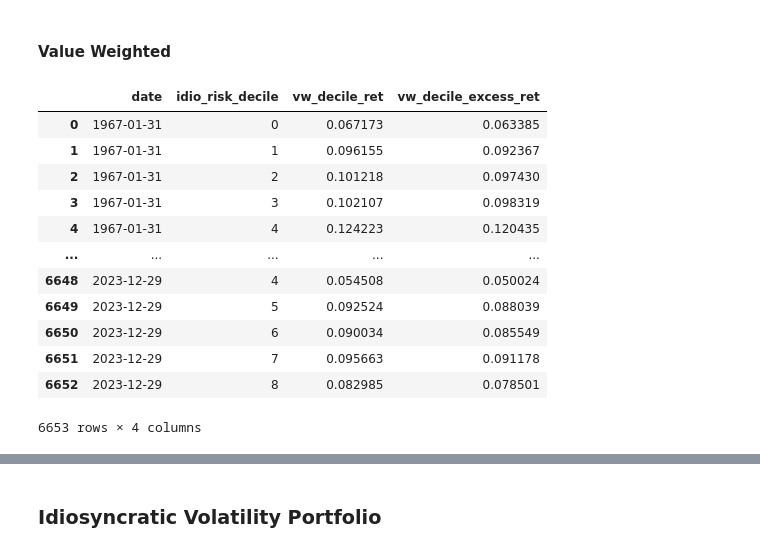
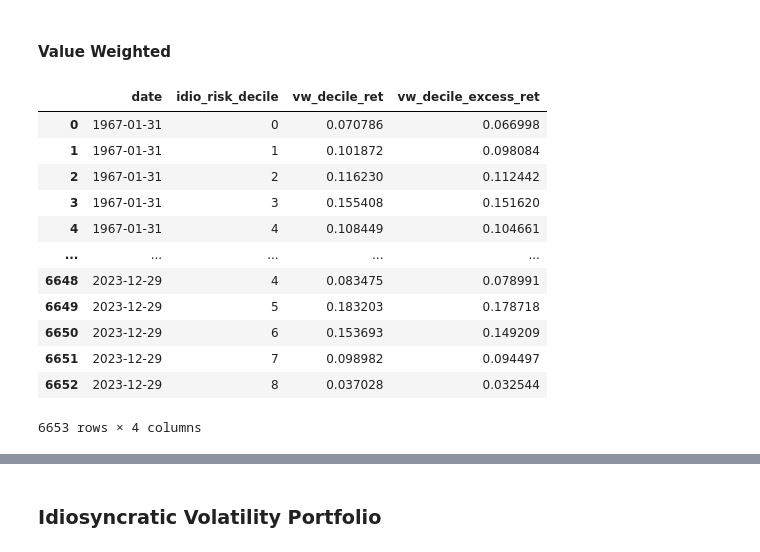
Before and after one commit to ekaterina-borisova/Investments_Project, a Jupyter notebook: project.ipynb, the cells around one changed output, grey strips where cells are left out. Cells and saved outputs as stored; diff of their text form; code cells hidden in the pictures.

```diff
--- a/project.ipynb
+++ b/project.ipynb
@@ -304,6 +304,10 @@ data_mom
 | 1439406 | 93423 | 2023-12-29 | 11 | 1 | 7389 | 0.007229 | 83537.0 | 25.080 | 2095107.960 | 2537102.050 | 0.004484 | ... |
 | 1439407 | 93426 | 2023-12-29 | 11 | 1 | 3676 | 0.117416 | 12510.0 | 34.070 | 426215.700 | 155670.900 | 0.004484 | ... |
 1321753 rows × 16 columns
+# %%
+data_mom=data_mom.sort_values(['permno','date']).reset_index(drop=True)
+data_mom['mcap_l'] = data_mom.groupby(['permno'])['mcap'].shift(1)
+data_mom = data_mom.dropna(subset=['mcap_l','Rn_e','Rm_e']).copy()
 # %% [markdown]
 ### Portfolio Sorts
 # %%
@@ -357,7 +361,7 @@ plt.bar(['D'+ str(x) for x in np.arange(1,11)], ret_ew_lagged.groupby('lagged_11
 #### Value Weighted
 # %%
 # Compute weights for value-weighted portfolios
-data_mom['vw_lagged_decile'] = data_mom['mcap'] / data_mom.groupby(['date','lagged_11_month_ret_decile'])['mcap'].transform('sum')
+data_mom['vw_lagged_decile'] = data_mom['mcap_l'] / data_mom.groupby(['date','lagged_11_month_ret_decile'])['mcap_l'].transform('sum')
 # Compute returns for each portfolio
 data_mom['vw_lagged_decile_ret'] = data_mom['vw_lagged_decile'] * data_mom['Rn']
 data_mom['vw_lagged_decile_excess_ret'] = data_mom['vw_lagged_decile'] * data_mom['Rn_e']
@@ -506,6 +510,10 @@ data_iv
 | 1439406 | 93423 | 2023-12-29 | 11 | 1 | 7389 | 0.007229 | 83537.0 | 25.080 | 2095107.960 | 2537102.050 | 0.004484 | ... |
 | 1439407 | 93426 | 2023-12-29 | 11 | 1 | 3676 | 0.117416 | 12510.0 | 34.070 | 426215.700 | 155670.900 | 0.004484 | ... |
 1321753 rows × 16 columns
+# %%
+data_iv=data_iv.sort_values(['permno','date']).reset_index(drop=True)
+data_iv['mcap_l'] = data_mom.groupby(['permno'])['mcap'].shift(1)
+data_mom = data_mom.dropna(subset=['mcap_l','Rn_e','Rm_e']).copy()
 # %% [markdown]
 ### Idiosyncratic volatility
 # %%
@@ -593,29 +601,29 @@ plt.bar(['D'+ str(x) for x in np.arange(1,11)], ret_ew.groupby('idio_risk_decile
 # %%
 data_iv = data_iv.dropna(subset='idio_risk').copy()
 data_iv['idio_risk_decile'] = data_iv.groupby('date')['idio_risk'].transform(lambda x: pd.qcut(x, 10,labels=False, duplicates='drop'))
 
 # Compute weights for value-weighted portfolios
-data_iv['vw_decile'] = data_iv['mcap'] / data_iv.groupby(['date','idio_risk_decile'])['mcap'].transform('sum')
+data_iv['vw_decile'] = data_iv['mcap_l'] / data_iv.groupby(['date','idio_risk_decile'])['mcap_l'].transform('sum')
 # Compute returns for each portfolio
 data_iv['vw_decile_ret'] = data_iv['vw_decile'] * data_iv['Rn']
 data_iv['vw_decile_excess_ret'] = data_iv['vw_decile'] * data_iv['Rn_e']
 ret_vw = data_iv.groupby(['date','idio_risk_decile'])['vw_decile_ret'].sum().reset_index()
 vw_decile_excess_ret = data_iv.groupby(['date', 'idio_risk_decile'])['vw_decile_excess_ret'].sum().reset_index(name='vw_decile_excess_ret')
 ret_vw = ret_vw.merge(vw_decile_excess_ret, on=['date', 'idio_risk_decile'])
 ret_vw
 # %% [output]
 |  | date | idio_risk_decile | vw_decile_ret | vw_decile_excess_ret |
-| 0 | 1967-01-31 | 0 | 0.067173 | 0.063385 |
-| 1 | 1967-01-31 | 1 | 0.096155 | 0.092367 |
-| 2 | 1967-01-31 | 2 | 0.101218 | 0.097430 |
-| 3 | 1967-01-31 | 3 | 0.102107 | 0.098319 |
-| 4 | 1967-01-31 | 4 | 0.124223 | 0.120435 |
+| 0 | 1967-01-31 | 0 | 0.070786 | 0.066998 |
+| 1 | 1967-01-31 | 1 | 0.101872 | 0.098084 |
+| 2 | 1967-01-31 | 2 | 0.116230 | 0.112442 |
+| 3 | 1967-01-31 | 3 | 0.155408 | 0.151620 |
+| 4 | 1967-01-31 | 4 | 0.108449 | 0.104661 |
 | ... | ... | ... | ... | ... |
-| 6648 | 2023-12-29 | 4 | 0.054508 | 0.050024 |
-| 6649 | 2023-12-29 | 5 | 0.092524 | 0.088039 |
-| 6650 | 2023-12-29 | 6 | 0.090034 | 0.085549 |
-| 6651 | 2023-12-29 | 7 | 0.095663 | 0.091178 |
-| 6652 | 2023-12-29 | 8 | 0.082985 | 0.078501 |
+| 6648 | 2023-12-29 | 4 | 0.083475 | 0.078991 |
+| 6649 | 2023-12-29 | 5 | 0.183203 | 0.178718 |
+| 6650 | 2023-12-29 | 6 | 0.153693 | 0.149209 |
+| 6651 | 2023-12-29 | 7 | 0.098982 | 0.094497 |
+| 6652 | 2023-12-29 | 8 | 0.037028 | 0.032544 |
 6653 rows × 4 columns
 # %%
 plt.bar(['D'+ str(x) for x in np.arange(1,11)], ret_vw.groupby('idio_risk_decile')['vw_decile_ret'].mean()*12),plt.title('Value-Weighted Deciles | Annualized Portfolio Mean'), plt.show()
```
Also changed, not shown: parts of 16 cells of this notebook.
